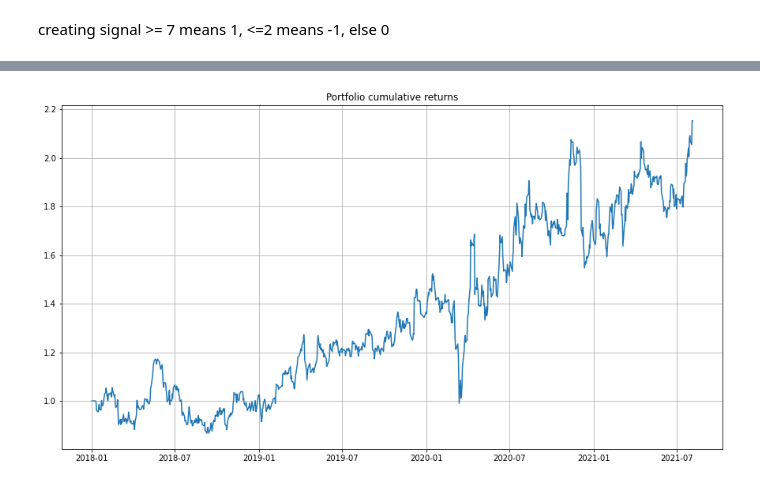
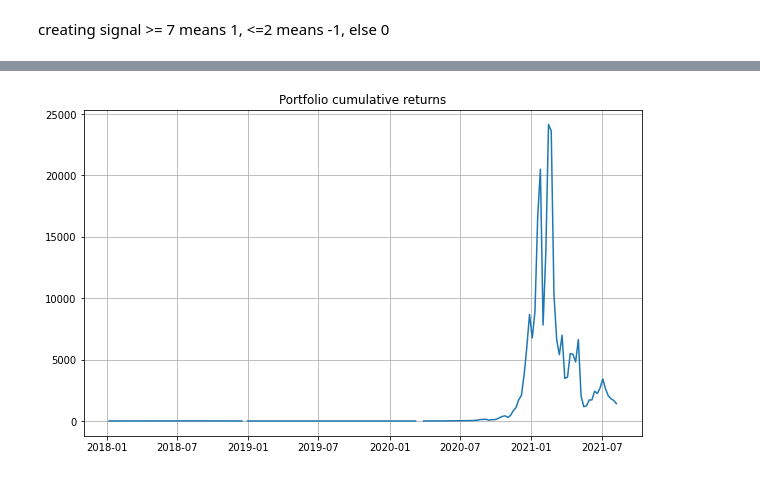
Before and after one commit to saritmaitra/Momentum_Trading, a Jupyter notebook: Weekly_Series_Momentum_Signal.ipynb, the cells around one changed output, grey strips where cells are left out. Saved outputs shown, nothing was run; the diff lists cells and outputs as text; code cells hidden in the pictures.

```diff
--- a/Weekly_Series_Momentum_Signal.ipynb
+++ b/Weekly_Series_Momentum_Signal.ipynb
@@ -48,5 +51,9 @@ plt.grid(True); plt.show()
 # %%
-returns = prices.copy()
-returns = returns.apply(lambda x: x.shift(-1)/x - 1, axis = 0)
-returns # sanity check
+# returns = prices.copy()
+weekly_returns = df['Adj Close'].resample('w').mean().pct_change()
+# prices.pct_change().resample('w').agg(lambda x: (x+1).prod() - 1)
+
+
+# returns.apply(lambda x: x.shift(-1)/x - 1, axis = 0)
+weekly_returns # sanity check
 # %% [output]
@@ -156,7 +163,7 @@ plt.grid(True); plt.show()
 # %% [markdown]
 ## Momentun signal computation:
 # %%
-momentum_signal = prices.copy()
+momentum_signal = prices.resample('w').mean()
 
 """
 return of the securities of last 6 weeks prior to the week we will be trading
@@ -238,5 +245,6 @@ rank_df # sanity check
 # %%
-portfolio = np.multiply(rank_df, returns)
+# returns = prices.pct_change()
+portfolio = np.multiply(rank_df, weekly_returns)
 portfolio.tail(50) # sanity check
 # %% [output]
 |  | SGRY | NTRA | Z | FATE | DIS | GM | BPMC | PTC |
@@ -277,12 +301,11 @@ Length: 904, dtype: float64
 # %%
 cum_returns = np.exp(np.log1p(portfolio_returns).cumsum())
-
-plt.figure(figsize= (15,8))
+plt.figure(figsize= (10,6))
 plt.plot(cum_returns)
 plt.title('Portfolio cumulative returns')
 plt.grid(True); plt.show()
 # %% [output]
-[figure, old version]
+[figure, new version]
 # %%
 # for col in rank_df.columns:
 #     rank_df[col] = np.where(rank_df[col] >= 7.0, 1, np.where(rank_df[col] <= 2.0, -1, 0))
```
Also changed, not shown: parts of 14 cells of this notebook.
